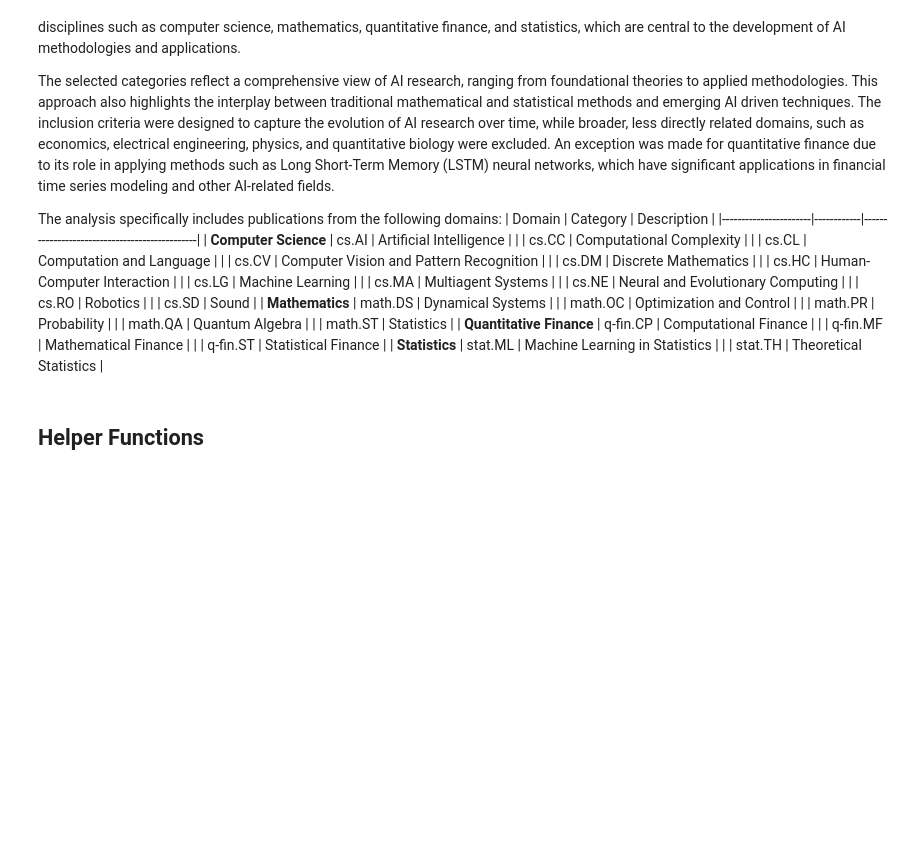
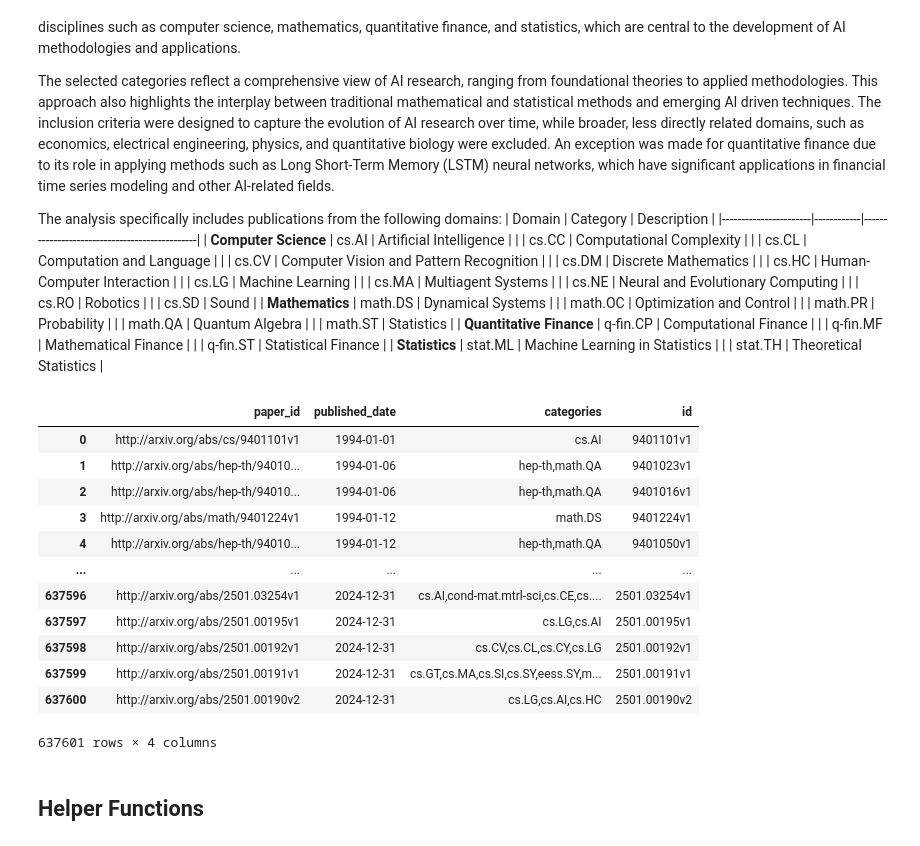
Before and after one commit to NiklasSeitherDHBW/WFAI-Lernziel1, a Jupyter notebook: ausarbeitung.ipynb, the cells around one changed output. Drawn from its saved outputs; the diff is of its cells as text; code cells hidden in the pictures; blank space fills up the shorter version.

```diff
--- a/ausarbeitung.ipynb
+++ b/ausarbeitung.ipynb
@@ -98,8 +98,22 @@ ARXIV_CATEGORIES_MAPPING = {
 }
 # %%
 # Load Data
-df_complete = pd.read_csv("arxiv_papers.csv")
+df_complete = pd.read_csv("complete_arxiv_papers.csv")
 df_complete
+# %% [output]
+|  | paper_id | published_date | categories | id |
+| 0 | http://arxiv.org/abs/cs/9401101v1 | 1994-01-01 | cs.AI | 9401101v1 |
+| 1 | http://arxiv.org/abs/hep-th/94010... | 1994-01-06 | hep-th,math.QA | 9401023v1 |
+| 2 | http://arxiv.org/abs/hep-th/94010... | 1994-01-06 | hep-th,math.QA | 9401016v1 |
+| 3 | http://arxiv.org/abs/math/9401224v1 | 1994-01-12 | math.DS | 9401224v1 |
+| 4 | http://arxiv.org/abs/hep-th/94010... | 1994-01-12 | hep-th,math.QA | 9401050v1 |
+| ... | ... | ... | ... | ... |
+| 637596 | http://arxiv.org/abs/2501.03254v1 | 2024-12-31 | cs.AI,cond-mat.mtrl-sci,cs.CE,cs.... | 2501.03254v1 |
+| 637597 | http://arxiv.org/abs/2501.00195v1 | 2024-12-31 | cs.LG,cs.AI | 2501.00195v1 |
+| 637598 | http://arxiv.org/abs/2501.00192v1 | 2024-12-31 | cs.CV,cs.CL,cs.CY,cs.LG | 2501.00192v1 |
+| 637599 | http://arxiv.org/abs/2501.00191v1 | 2024-12-31 | cs.GT,cs.MA,cs.SI,cs.SY,eess.SY,m... | 2501.00191v1 |
+| 637600 | http://arxiv.org/abs/2501.00190v2 | 2024-12-31 | cs.LG,cs.AI,cs.HC | 2501.00190v2 |
+637601 rows × 4 columns
 # %%
 # Convert date from string to datetime object
 df_complete["published_date"] = pd.to_datetime(df_complete["published_date"])
```
Also changed, not shown: parts of 9 cells of this notebook, 1 other file.
